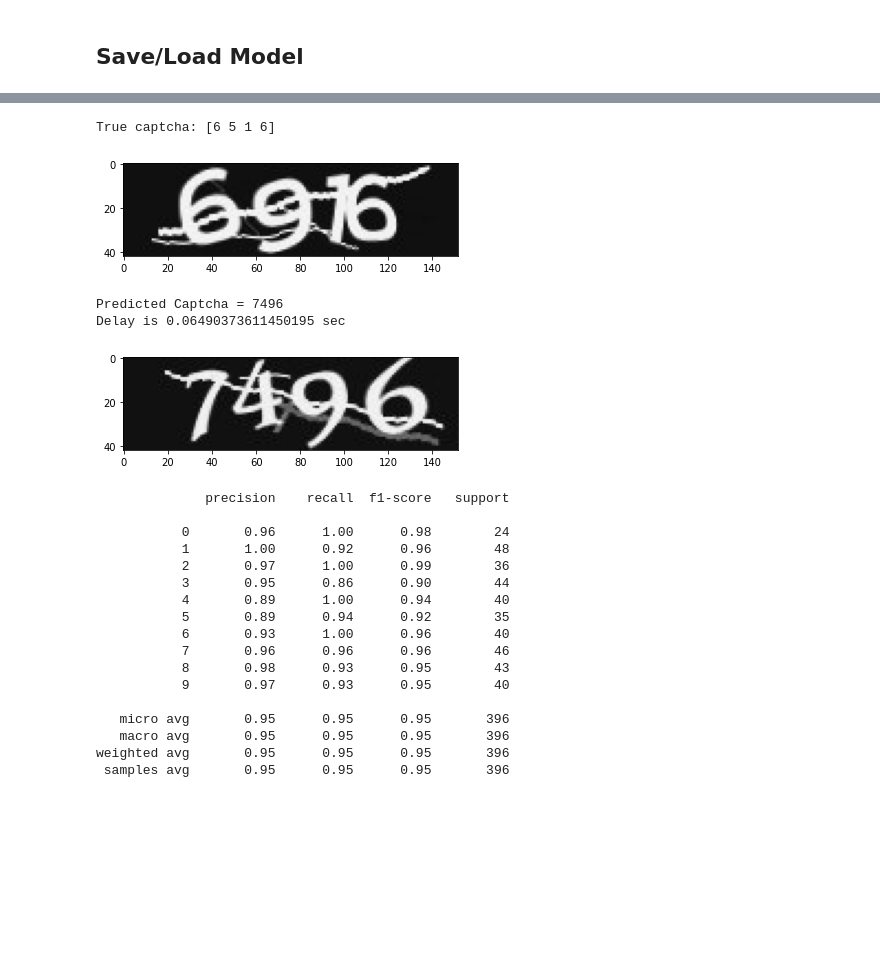
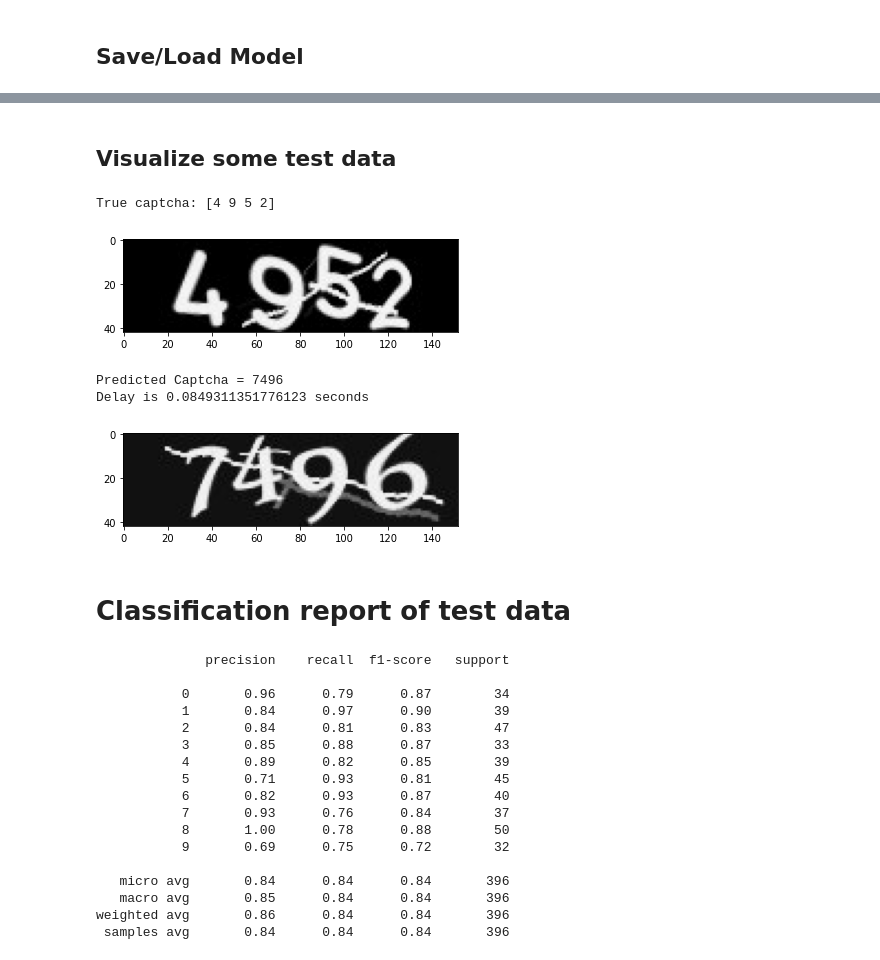
Before and after one commit to mnwato/captcha-recognition, a Jupyter notebook: main.ipynb, the cells around one changed output, grey strips where cells are left out. Cells and saved outputs as stored; diff of their text form; code cells hidden in the pictures; blank space fills up the shorter version.

```diff
--- a/main.ipynb
+++ b/main.ipynb
@@ -20,6 +20,8 @@ import cv2
 # Define variables
 # %%
 use_colab = True
+use_pretrained = False
+
 symbols = "0123456789"
 num_digits = 4
 # %% [markdown]
@@ -46,13 +50,13 @@ with open('labels2.txt') as f:
 
 # Make X,y from image and labels files
 def preprocess_data():
-    n_samples = len(os.listdir('/content/dataset-cat4'))
+    n_samples = len(os.listdir('dataset-cat4'))
     X = np.zeros((n_samples, 42, 152, 1)) #1070*50*200
     y = np.zeros((4, n_samples, len(symbols))) #5*1070*36
 
-    for i, pic in enumerate(os.listdir('/content/dataset-cat4')):
+    for i, pic in enumerate(os.listdir('dataset-cat4')):
         # Read image as grayscale
-        img = cv2.imread(os.path.join('/content/dataset-cat4', pic), cv2.IMREAD_GRAYSCALE)
+        img = cv2.imread(os.path.join('dataset-cat4', pic), cv2.IMREAD_GRAYSCALE)
         pic_id = int(pic[:-4].replace('captcha',''))-1
         pic_target = labels[pic_id]
         if len(pic_target) < 5:
@@ -144,13 +159,13 @@ Epoch 30/30
 # %%
 from keras.models import load_model
 
-saveFlag = False
-
-if saveFlag == True:
+if use_pretrained == False:
   model.save('Captcha_Recog.h5')
   print("Saved model to disk")
+
+# load model
 else:
-  # load model
-  model = load_model('/content/drive/MyDrive/prj/captcha_recognition/Captcha_Recog.h5')
-
-# !cp /content/Captcha_Recog.h5 /content/drive/MyDrive/prj/captcha_recognition
+  if use_colab == True:
+    model = load_model('/content/drive/MyDrive/prj/captcha_recognition/Captcha_Recog.h5')
+  else:
+    model = load_model('pretrained_model/Captcha_Recog.h5')
@@ -168,3 +182,5 @@ Test accu: [0.9797979593276978, 0.9595959782600403, 0.9292929172515869, 0.959595
+# %% [markdown]
+## Visualize some test data
 # %%
 def predict(filePath):
   img = cv2.imread(filePath, cv2.IMREAD_GRAYSCALE)
@@ -187,17 +203,17 @@ def predict(filePath):
 # %%
 # Predict by xtrain, xtest
 
-i = 1
+i = 6
 plt.imshow(np.reshape(xtest[i], (42,152)), cmap=plt.cm.binary)
 ypred = model.predict(xtest[i:i+1])
 ypred = np.array(ypred)
 ypred = np.reshape(ypred, (4,10))
 ypred = np.argmax(ypred, axis=1)
 # ypred  = [np.argmax(x) for x in ypred]
 print(f'True captcha: {ypred}')
 # %% [output]
-True captcha: [6 5 1 6]
+True captcha: [4 9 5 2]
-[figure, old version]
+[figure, new version]
 # %%
 #Lets test an unknown captcha (by path)
 #preview
@@ -205,7 +221,10 @@ True captcha: [6 5 1 6]
 import matplotlib.pyplot as plt
 
 i=2500
-test_img_path = f'/content/dataset/captcha{i}.jpg'
+if use_colab == True:
+  test_img_path = f'/content/dataset-cat4/captcha{i}.jpg'
+else:
+  test_img_path = f'dataset-cat4/captcha{i}.jpg'
 
 t = time.time()
 
@@ -214,11 +233,13 @@ plt.imshow(img, cmap=plt.get_cmap('gray'))
 
 #Lets Predict By Model
 print("Predicted Captcha =",predict(test_img_path))
-print(f'Delay is {time.time()-t} sec')
+print(f'Delay is {time.time()-t} seconds')
 # %% [output]
 Predicted Captcha = 7496
-Delay is 0.06490373611450195 sec
+Delay is 0.0849311351776123 seconds
 [figure]
+# %% [markdown]
+# Classification report of test data
 # %%
 from sklearn.metrics import classification_report
 
@@ -256,18 +277,18 @@ print(classification_report(ytrue, ypred))
 # %% [output]
               precision    recall  f1-score   support
 
-           0       0.96      1.00      0.98        24
-           1       1.00      0.92      0.96        48
-           2       0.97      1.00      0.99        36
-           3       0.95      0.86      0.90        44
-           4       0.89      1.00      0.94        40
-           5       0.89      0.94      0.92        35
-           6       0.93      1.00      0.96        40
-           7       0.96      0.96      0.96        46
-           8       0.98      0.93      0.95        43
-           9       0.97      0.93      0.95        40
+           0       0.96      0.79      0.87        34
+           1       0.84      0.97      0.90        39
+           2       0.84      0.81      0.83        47
+           3       0.85      0.88      0.87        33
+           4       0.89      0.82      0.85        39
+           5       0.71      0.93      0.81        45
+           6       0.82      0.93      0.87        40
+           7       0.93      0.76      0.84        37
+           8       1.00      0.78      0.88        50
+           9       0.69      0.75      0.72        32
 
-   micro avg       0.95      0.95      0.95       396
-   macro avg       0.95      0.95      0.95       396
-weighted avg       0.95      0.95      0.95       396
- samples avg       0.95      0.95      0.95       396
+   micro avg       0.84      0.84      0.84       396
+   macro avg       0.85      0.84      0.84       396
+weighted avg       0.86      0.84      0.84       396
+ samples avg       0.84      0.84      0.84       396
```
Also changed, not shown: parts of 12 cells of this notebook.
